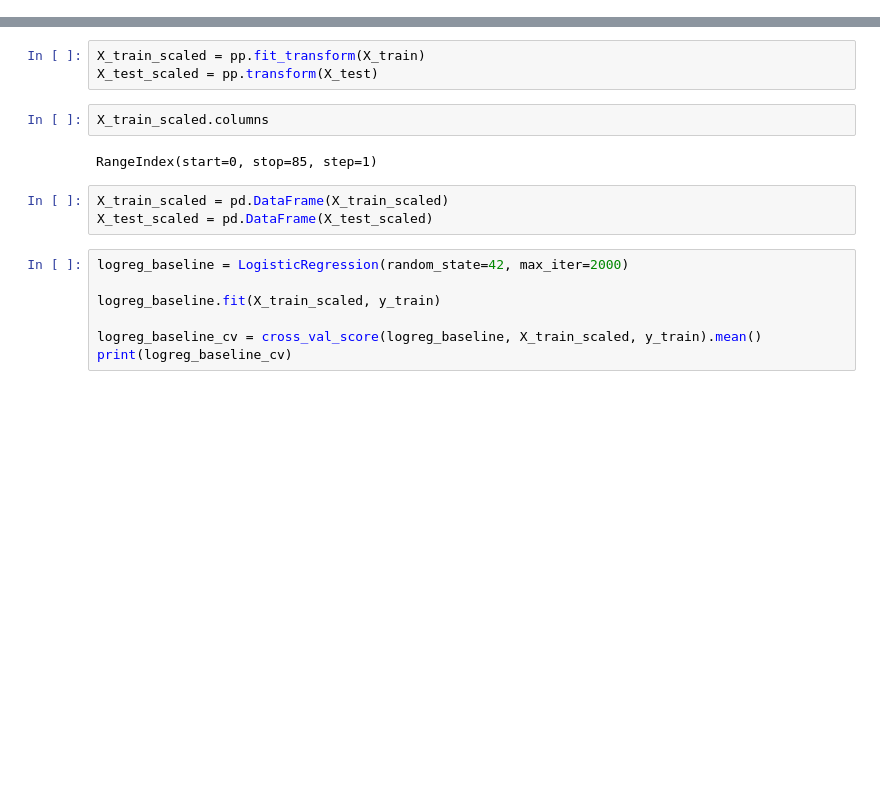
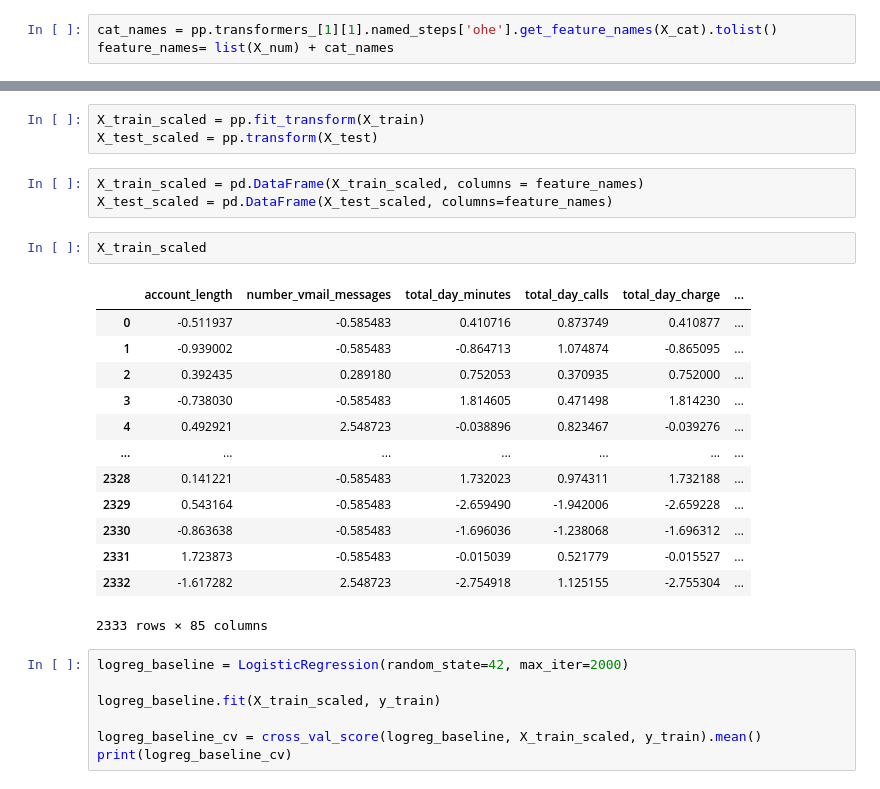
Before and after one commit to arthursjkim/SyriaTel_Customer_Churn, a Jupyter notebook: Models.ipynb, the cells around one changed output, grey strips where cells are left out. Cells and saved outputs as stored; diff of their text form; blank space fills up the shorter version.

```diff
--- a/Models.ipynb
+++ b/Models.ipynb
@@ -75,3 +75,6 @@ pp = ColumnTransformer(transformers=[
     ('num', numTrans, X_num),
     ('cat', catTrans, X_cat)
     ])
+# %%
+cat_names = pp.transformers_[1][1].named_steps['ohe'].get_feature_names(X_cat).tolist()
+feature_names= list(X_num) + cat_names
@@ -80,13 +89,25 @@ pp = ColumnTransformer(transformers=[
 # %%
 X_train_scaled = pp.fit_transform(X_train)
 X_test_scaled = pp.transform(X_test)
+# %%
+X_train_scaled = pd.DataFrame(X_train_scaled, columns = feature_names)
+X_test_scaled = pd.DataFrame(X_test_scaled, columns=feature_names)
 # %%
-X_train_scaled.columns
+X_train_scaled
 # %% [output]
+|  | account_length | number_vmail_messages | total_day_minutes | total_day_calls | total_day_charge | ... |
+| 0 | -0.511937 | -0.585483 | 0.410716 | 0.873749 | 0.410877 | ... |
+| 1 | -0.939002 | -0.585483 | -0.864713 | 1.074874 | -0.865095 | ... |
+| 2 | 0.392435 | 0.289180 | 0.752053 | 0.370935 | 0.752000 | ... |
+| 3 | -0.738030 | -0.585483 | 1.814605 | 0.471498 | 1.814230 | ... |
+| 4 | 0.492921 | 2.548723 | -0.038896 | 0.823467 | -0.039276 | ... |
+| ... | ... | ... | ... | ... | ... | ... |
+| 2328 | 0.141221 | -0.585483 | 1.732023 | 0.974311 | 1.732188 | ... |
+| 2329 | 0.543164 | -0.585483 | -2.659490 | -1.942006 | -2.659228 | ... |
+| 2330 | -0.863638 | -0.585483 | -1.696036 | -1.238068 | -1.696312 | ... |
+| 2331 | 1.723873 | -0.585483 | -0.015039 | 0.521779 | -0.015527 | ... |
+| 2332 | -1.617282 | 2.548723 | -2.754918 | 1.125155 | -2.755304 | ... |
-RangeIndex(start=0, stop=85, step=1)
+2333 rows × 85 columns
-# %%
-X_train_scaled = pd.DataFrame(X_train_scaled)
-X_test_scaled = pd.DataFrame(X_test_scaled)
 # %%
 logreg_baseline = LogisticRegression(random_state=42, max_iter=2000)
 
```
Also changed, not shown: parts of 1 cell of this notebook.
